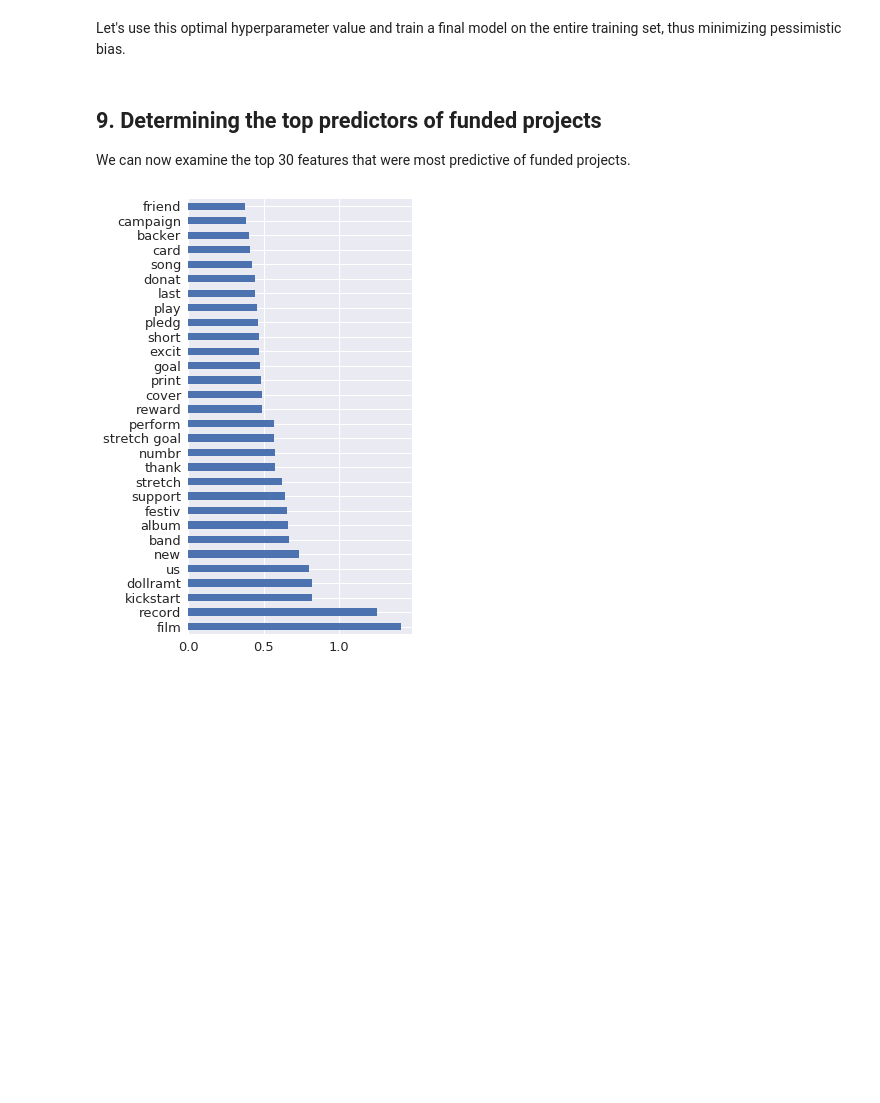
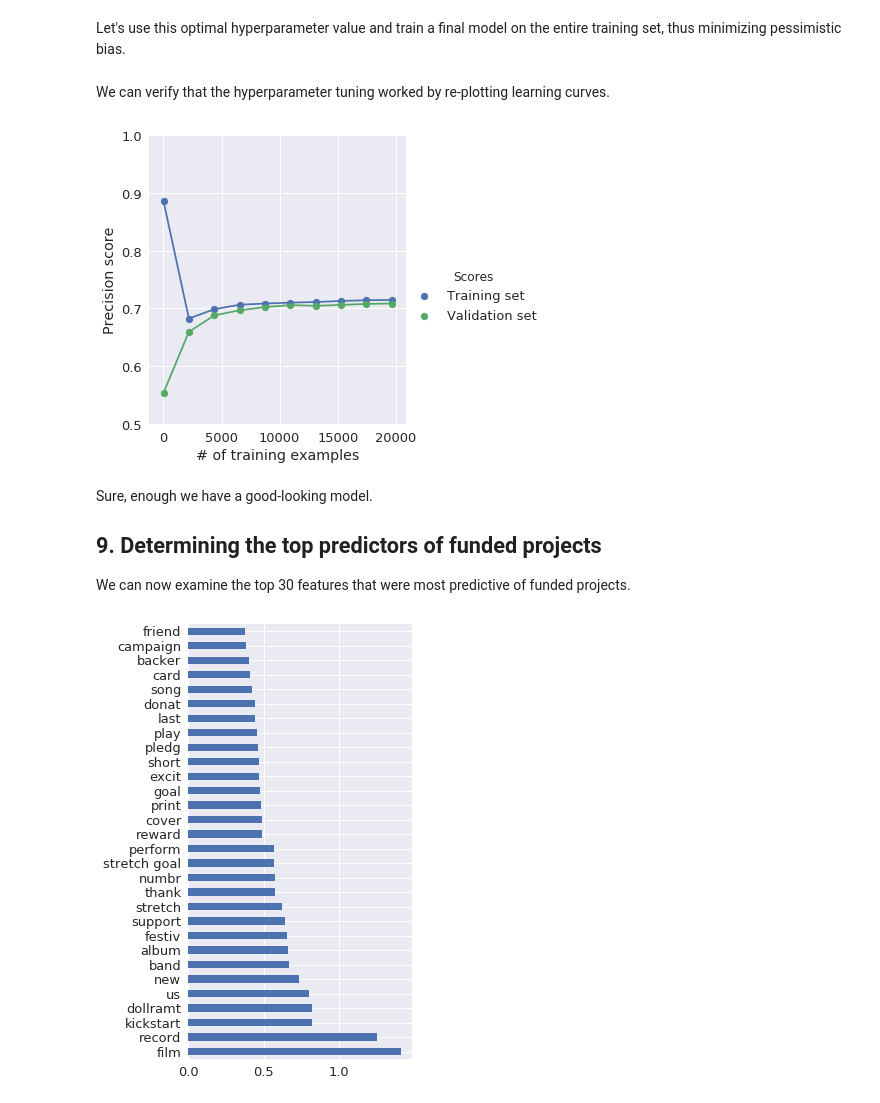
Before and after one commit to redwanhuq/campaign-critic, a Jupyter notebook: prototyping-machine_learning.ipynb, the cells around one changed output. Saved outputs shown, nothing was run; the diff lists cells and outputs as text; code cells hidden in the pictures; blank space fills up the shorter version.

Commit message:
add learning curves post-training

```diff
--- a/prototyping-machine_learning.ipynb
+++ b/prototyping-machine_learning.ipynb
@@ -50,7 +50,7 @@ db_name2 = 'section2_db'
 usernm = 'redwan'
 host = 'localhost'
 port = '5432'
-#pwd = ''
+pwd = 'pentium'
 # %% [markdown]
 Next we'll query all the data for both campaign sections and store them locally.
 # %%
@@ -542,7 +542,39 @@ Let's use this optimal hyperparameter value and train a final model on the entir
 # Train the classifier on the entire dataset using the optimal hyperparameter
 final_clf = LogisticRegression(C=grid_search.best_params_['C'])
 final_clf.fit(X_full, y_enc);
+# %% [markdown]
+We can verify that the hyperparameter tuning worked by re-plotting learning curves.
+# %%
+# Select 10 different sizes of the complete dataset
+sample_space = np.linspace(15, len(X_std) * 0.8, 10, dtype='int')
+
+# Compute learning curves without regularization
+train_sizes, train_scores, valid_scores = learning_curve(
+    estimator=final_clf,
+    X=X_full,
+    y=y_enc,
+    train_sizes=sample_space,
+    cv=StratifiedShuffleSplit(n_splits=10, test_size=0.2, random_state=41),
+    scoring='precision',
+    n_jobs=-1
+)
+
+# Initialize a FacetGrid object using the table of scores and facet on
+# the score from the different sets
+fig = sns.FacetGrid(
+    make_tidy(sample_space, train_scores, valid_scores), hue='Scores', size=5
+)
+
+# Plot the learning curves, add a legend, and rescale y-axis
+fig.map(plt.scatter, '# of training examples', 'Precision score')
+fig.map(plt.plot, '# of training examples', 'Precision score') \
+    .add_legend() \
+    .set(ylim=(0.5, 1));
+# %% [output]
+[figure, added]
 # %% [markdown]
+Sure, enough we have a good-looking model.
+
 <a id="cell9"></a>
 ## 9. Determining the top predictors of funded projects
 
```
Also changed, not shown: parts of 1 cell of this notebook, 1 other file.
